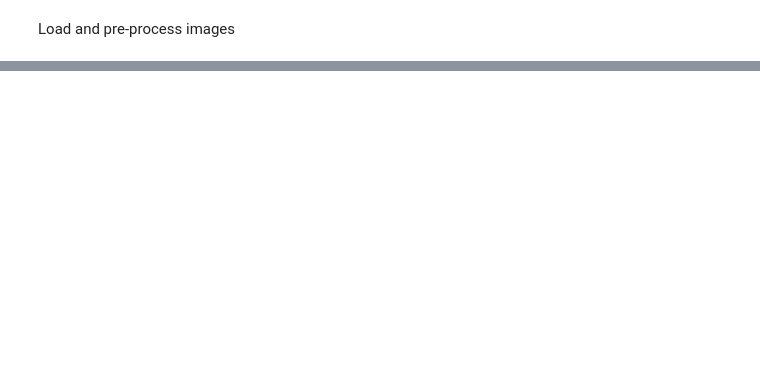
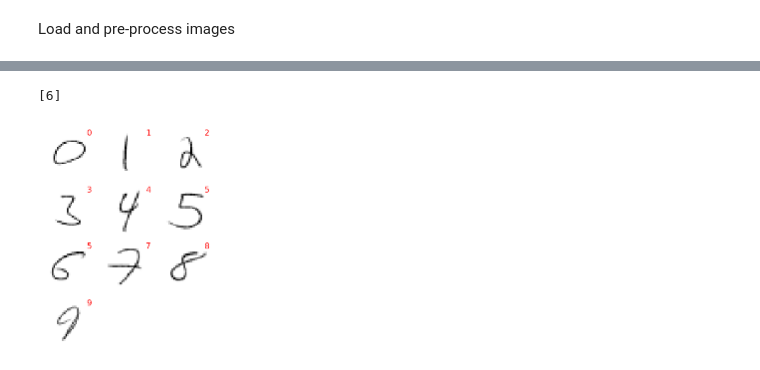
Before and after one commit to sandimas/ml4s_HW, a Jupyter notebook: A04/A04_1.ipynb, the cells around one changed output, grey strips where cells are left out. Saved outputs shown, nothing was run; the diff lists cells and outputs as text; code cells hidden in the pictures; blank space fills up the shorter version.

```diff
--- a/A04/A04_1.ipynb
+++ b/A04/A04_1.ipynb
@@ -97,4 +85,0 @@ done
-# %%
-mydigits[0] -= np.min(mydigits[0])
-mydigits[0] /= np.max(mydigits[0])
-plt.matshow(mydigits[0],cmap='binary')
@@ -103,0 +125,18 @@ plt.matshow(mydigits[0],cmap='binary')
+# %%
+model = keras.Sequential(
+[
+    layers.Conv2D(input_shape=(rows,cols,1), kernel_size=(5, 5), filters=12,
+                  activation='relu', padding='same'),
+    layers.MaxPooling2D(pool_size=(2, 2)),
+    layers.Conv2D(30, (5, 5), activation='relu'),
+    layers.Dropout(0.5),
+    layers.MaxPooling2D(pool_size=(3, 3)),
+    layers.Flatten(),
+    layers.Dense(30*4*4, activation='relu'),
+    layers.Dropout(0.5),
+    layers.Dense(num_classes, activation='softmax')
+])
+
+model.compile(loss=keras.losses.categorical_crossentropy, optimizer='Adam', metrics=['accuracy'])
+
+model.summary()
@@ -103,0 +161,6 @@ plt.matshow(mydigits[0],cmap='binary')
+# %%
+batch_size = 64
+epochs = 10
+
+training = model.fit(x_train,y_train_hot, batch_size=batch_size, epochs=epochs,
+                     verbose=1, validation_data=(x_test,y_test_hot))
@@ -103,0 +188,12 @@ plt.matshow(mydigits[0],cmap='binary')
+# %%
+
+guesses = model(my_x)
+yval_guess = np.argmax(guesses,axis=1)
+mistakes = np.where(yval_guess != yval)[0]
+print("Mistakes",mistakes)
+# %% [output]
+[6]
+# %%
+plot_digit_array(mydigits[idx],np.array(yval_guess)[idx],True)
+# %% [output]
+[figure, added]
```
Also changed, not shown: parts of 10 cells of this notebook.
